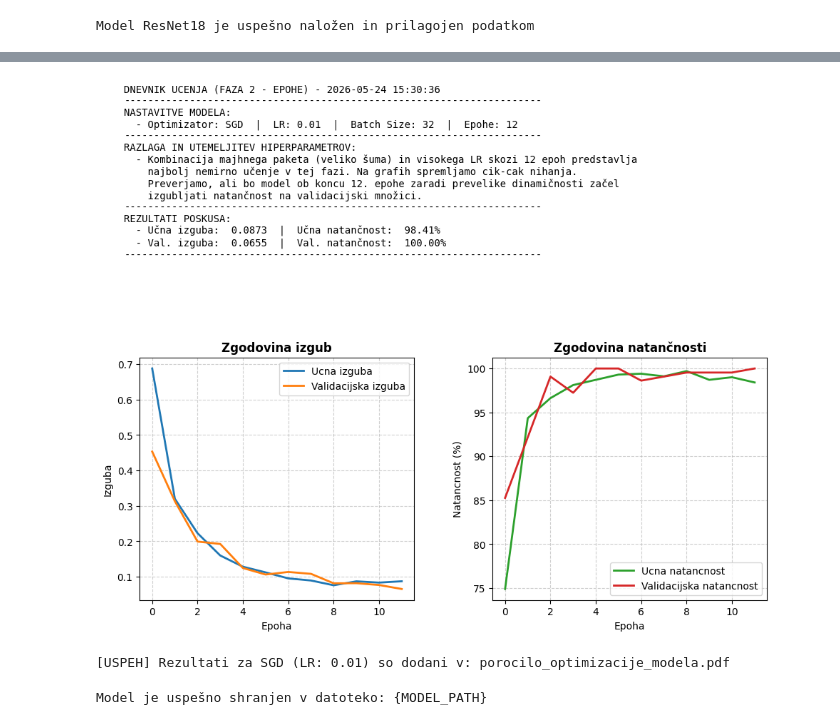
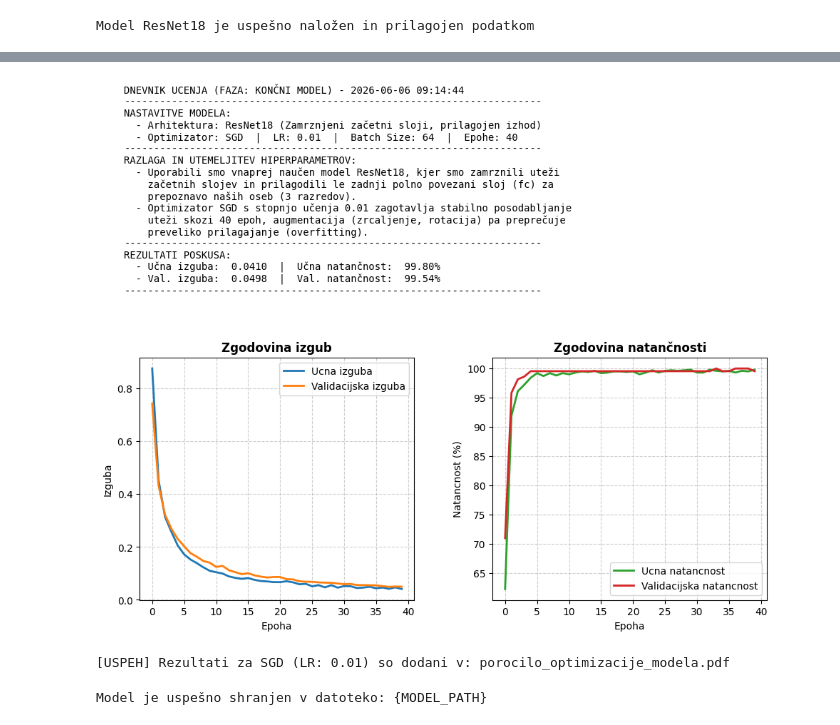
Before and after one commit to pametni-paketnik/paketnik, a Jupyter notebook: ORV/model_ucenje.ipynb, the cells around one changed output, grey strips where cells are left out. Saved outputs shown, nothing was run; the diff lists cells and outputs as text; code cells hidden in the pictures.

Commit message:
Porocilo - primeri uporabe

```diff
--- a/ORV/model_ucenje.ipynb
+++ b/ORV/model_ucenje.ipynb
@@ -102,7 +102,7 @@ import matplotlib.pyplot as plt
 from pypdf import PdfWriter
 
 # Priprava poti za skupno poročilo
-POT_DO_PDF_POROCILA = "porocilo_optimizacije_modela.pdf"
+POT_DO_PDF_POROCILA = "porocilo_koncnega_ucenja.pdf"
 print(f"Datoteka je pripravljena. Vsi poskusi se bodo zbirali v: {POT_DO_PDF_POROCILA}")
 # %% [output]
 Datoteka je pripravljena. Vsi poskusi se bodo zbirali v: porocilo_optimizacije_modela.pdf
@@ -247,5 +247,4 @@ plt.show()
 # %%
-''' NE ZAGANJAJ TE CELICE!
 import datetime
 from matplotlib.backends.backend_pdf import PdfPages
 
@@ -261,16 +260,19 @@ velikost_paketa = BATCH_SIZE
 timestamp = datetime.datetime.now().strftime("%Y-%m-%d %H:%M:%S")
 
 tekstovni_povzetek = (
-    f"DNEVNIK UCENJA (FAZA 2 - EPOHE) - {timestamp}\n"
+    f"DNEVNIK UCENJA (FAZA: KONČNI MODEL) - {timestamp}\n"
     f"----------------------------------------------------------------------\n"
     f"NASTAVITVE MODELA:\n"
-    f"  - Optimizator: SGD  |  LR: 0.01  |  Batch Size: 32  |  Epohe: 12\n"
+    f"  - Arhitektura: ResNet18 (Zamrznjeni začetni sloji, prilagojen izhod)\n"
+    f"  - Optimizator: {tip_optimizatorja}  |  LR: {trenutni_lr}  |  Batch Size: {velikost_paketa}  |  Epohe: {koncna_epoha}\n"
     f"----------------------------------------------------------------------\n"
     f"RAZLAGA IN UTEMELJITEV HIPERPARAMETROV:\n"
-    f"  - Kombinacija majhnega paketa (veliko šuma) in visokega LR skozi 12 epoh predstavlja\n"
-    f"    najbolj nemirno učenje v tej fazi. Na grafih spremljamo cik-cak nihanja.\n"
-    f"    Preverjamo, ali bo model ob koncu 12. epohe zaradi prevelike dinamičnosti začel\n"
-    f"    izgubljati natančnost na validacijski množici.\n"
+    f"  - Uporabili smo vnaprej naučen model ResNet18, kjer smo zamrznili uteži\n"
+    f"    začetnih slojev in prilagodili le zadnji polno povezani sloj (fc) za\n"
+    f"    prepoznavo naših oseb ({len(imena_oseb)} razredov).\n"
+    f"  - Optimizator SGD s stopnjo učenja {trenutni_lr} zagotavlja stabilno posodabljanje\n"
+    f"    uteži skozi {koncna_epoha} epoh, augmentacija (zrcaljenje, rotacija) pa preprečuje\n"
+    f"    preveliko prilagajanje (overfitting).\n"
     f"----------------------------------------------------------------------\n"
     f"REZULTATI POSKUSA:\n"
     f"  - Učna izguba:  {zadnja_ucna_izguba:.4f}  |  Učna natančnost:  {zadnja_ucna_acc:.2f}%\n"
@@ -292,35 +294,35 @@ ax1.set_title('Zgodovina izgub', fontsize=12, fontweight='bold')
 ax1.grid(True, linestyle='--', alpha=0.6)
 
 # Graf za natančnost
 ax2 = fig.add_axes([0.55, 0.15, 0.35, 0.4])
 ax2.plot(zgodovina_natancnosti_v_ucenju, label='Ucna natancnost', color='#2ca02c', linewidth=2)
 ax2.plot(zgodovina_natancnosti_v_validaciji, label='Validacijska natancnost', color='#d62728', linewidth=2)
 ax2.set_xlabel('Epoha')
 ax2.set_ylabel('Natancnost (%)')
 ax2.legend()
 ax2.set_title('Zgodovina natančnosti', fontsize=12, fontweight='bold')
 ax2.grid(True, linestyle='--', alpha=0.6)
 
 zacasni_pdf = f"temp_izpis.pdf"
 plt.savefig(zacasni_pdf, bbox_inches='tight', dpi=300)
 plt.show()
 
 writer = PdfWriter()
 
 if os.path.exists(POT_DO_PDF_POROCILA):
     writer.append(POT_DO_PDF_POROCILA)
 
 writer.append(zacasni_pdf)
 with open(POT_DO_PDF_POROCILA, "wb") as fp:
     writer.write(fp)
 
 writer.close()
 if os.path.exists(zacasni_pdf):
     os.remove(zacasni_pdf)
 
-print(f"[USPEH] Rezultati za {tip_optimizatorja} (LR: {trenutni_lr}) so dodani v: {POT_DO_PDF_POROCILA}")'''
+print(f"[USPEH] Rezultati za {tip_optimizatorja} (LR: {trenutni_lr}) so dodani v: {POT_DO_PDF_POROCILA}")
 # %% [output]
-[figure, old version]
+[figure, new version]
 [USPEH] Rezultati za SGD (LR: 0.01) so dodani v: porocilo_optimizacije_modela.pdf
 # %%
 import torch
```
Also changed, not shown: parts of 3 cells of this notebook, 6 other files.
